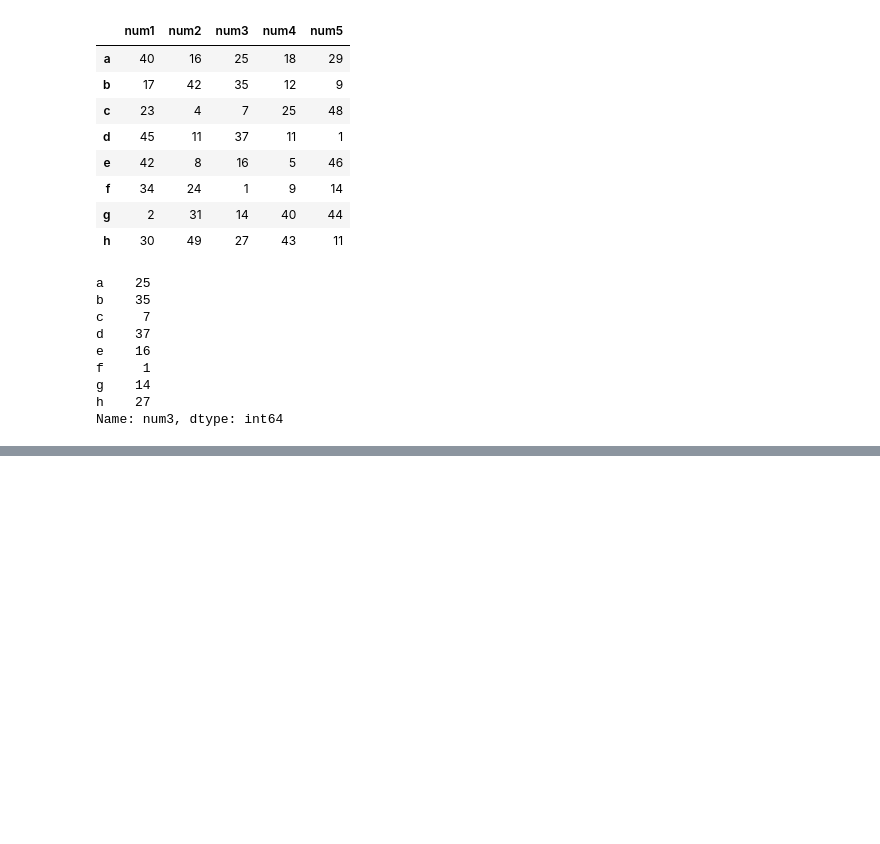
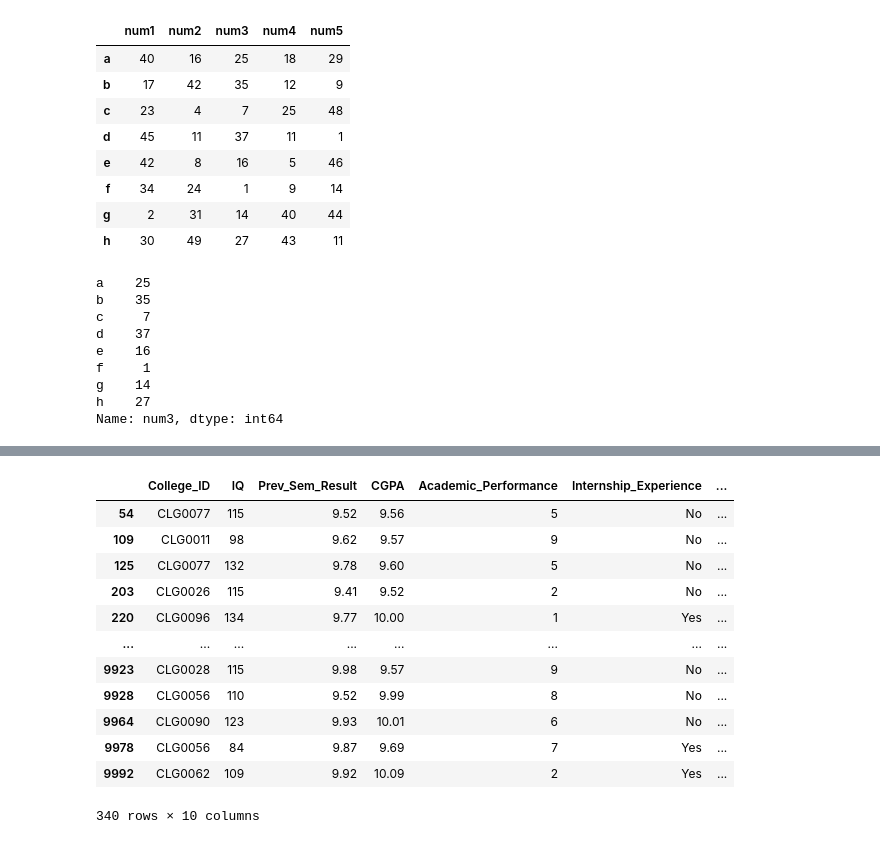
Before and after one commit to shsaniya04/Python-And-Petroleum-Data-Analytics, a Jupyter notebook: 08_Range_Random_Num_LOC_ILOC.ipynb, the cells around one changed output, grey strips where cells are left out. Cells and saved outputs as stored; diff of their text form; code cells hidden in the pictures; blank space fills up the shorter version.

```diff
--- a/08_Range_Random_Num_LOC_ILOC.ipynb
+++ b/08_Range_Random_Num_LOC_ILOC.ipynb
@@ -115,0 +119,2 @@ Name: num3, dtype: int64
+# %%
+df = pd.read_csv("/content/drive/MyDrive/Python And Petroleum Data Analytics/college_student_placement_dataset.csv")
@@ -115,0 +130,16 @@ Name: num3, dtype: int64
+# %%
+display(df.loc[(df.Placement == "Yes") & (df.CGPA > 9.5)])
+# %% [output]
+|  | College_ID | IQ | Prev_Sem_Result | CGPA | Academic_Performance | Internship_Experience | ... |
+| 54 | CLG0077 | 115 | 9.52 | 9.56 | 5 | No | ... |
+| 109 | CLG0011 | 98 | 9.62 | 9.57 | 9 | No | ... |
+| 125 | CLG0077 | 132 | 9.78 | 9.60 | 5 | No | ... |
+| 203 | CLG0026 | 115 | 9.41 | 9.52 | 2 | No | ... |
+| 220 | CLG0096 | 134 | 9.77 | 10.00 | 1 | Yes | ... |
+| ... | ... | ... | ... | ... | ... | ... | ... |
+| 9923 | CLG0028 | 115 | 9.98 | 9.57 | 9 | No | ... |
+| 9928 | CLG0056 | 110 | 9.52 | 9.99 | 8 | No | ... |
+| 9964 | CLG0090 | 123 | 9.93 | 10.01 | 6 | No | ... |
+| 9978 | CLG0056 | 84 | 9.87 | 9.69 | 7 | Yes | ... |
+| 9992 | CLG0062 | 109 | 9.92 | 10.09 | 2 | Yes | ... |
+340 rows × 10 columns
```
Also changed, not shown: parts of 10 cells of this notebook.
